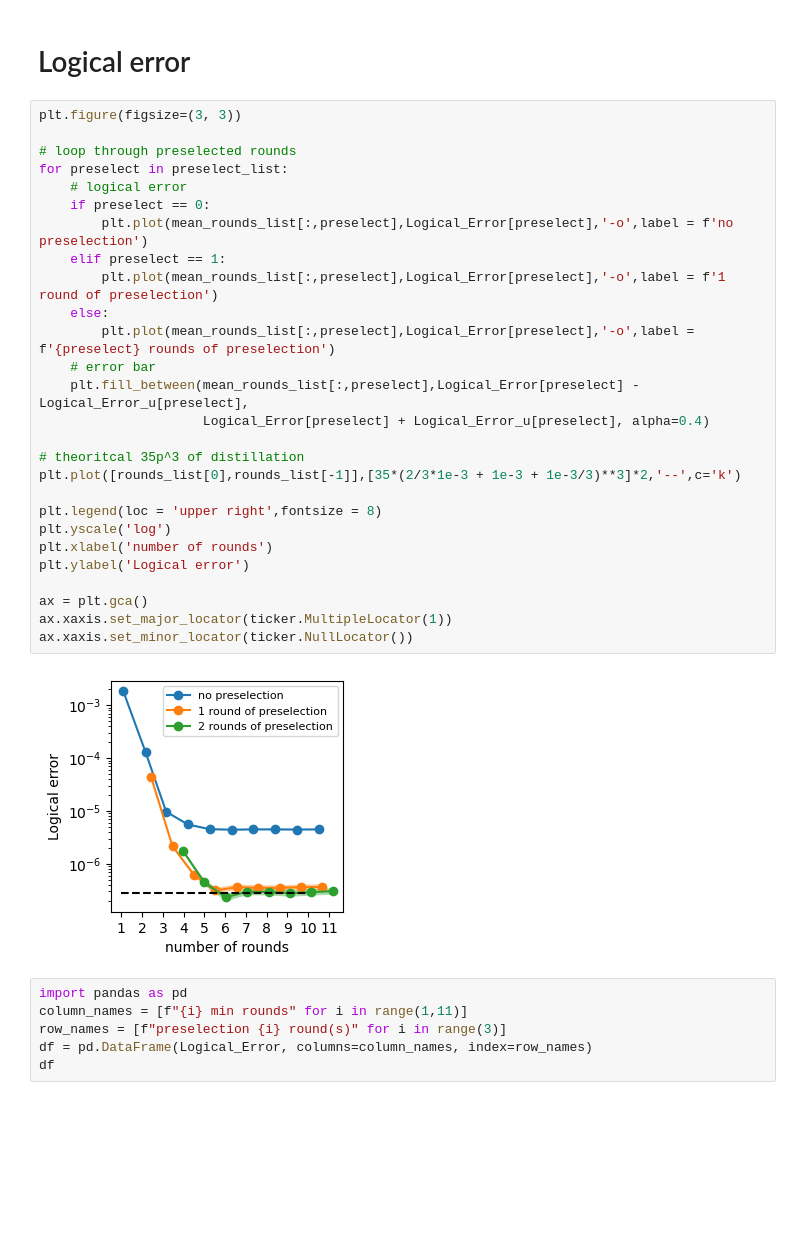
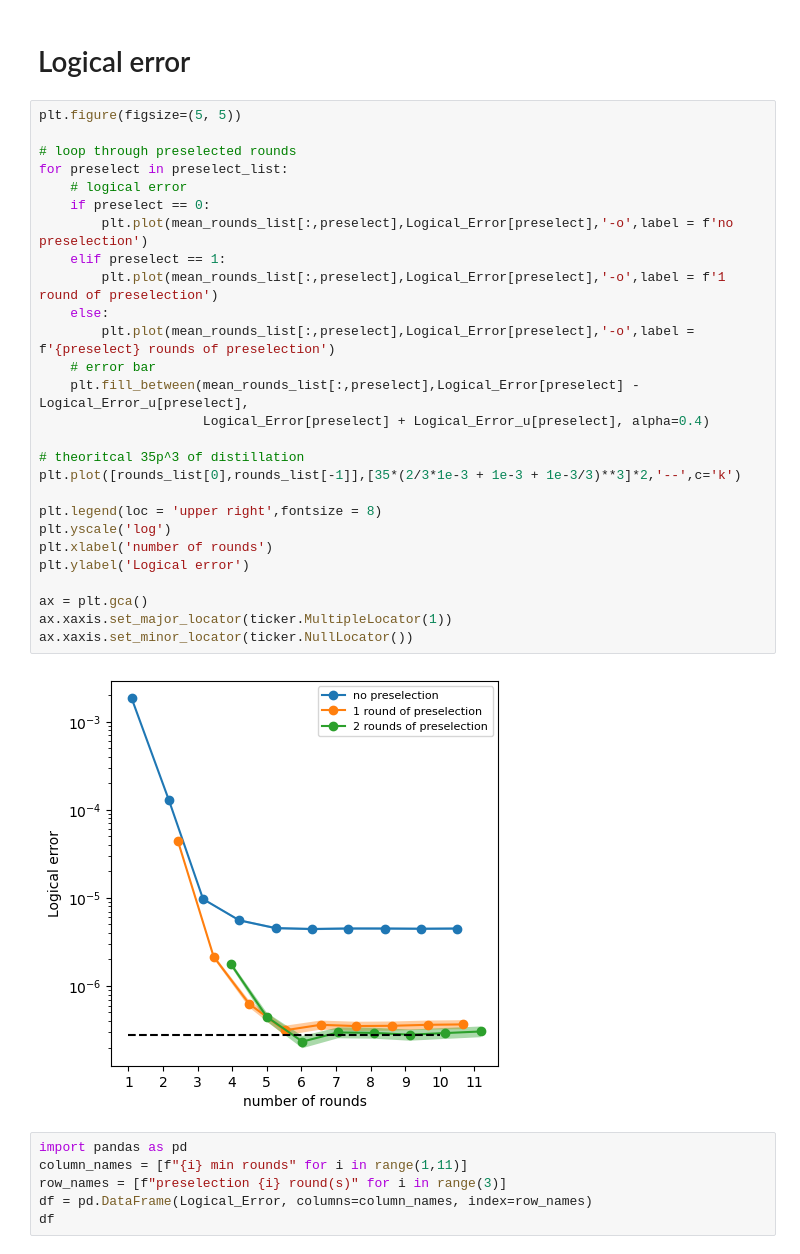
Before and after one commit to DiegoRuiz-Git/Unfolded_distillation, a Jupyter notebook: Repetition code simulations/Preselection pz=1e-3/Plot results.ipynb, the cells around one changed output. Saved outputs shown, nothing was run; the diff lists cells and outputs as text; blank space fills up the shorter version.

Commit message:
increase plot size

```diff
--- a/Repetition code simulations/Preselection pz=1e-3/Plot results.ipynb
+++ b/Repetition code simulations/Preselection pz=1e-3/Plot results.ipynb
@@ -43,34 +43,34 @@ mean_rounds_list = np.load("Mean_rounds.npy")
 # %% [markdown]
 # Logical error
 # %%
-plt.figure(figsize=(3, 3))
+plt.figure(figsize=(5, 5))
 
 # loop through preselected rounds
 for preselect in preselect_list:
     # logical error
     if preselect == 0:
         plt.plot(mean_rounds_list[:,preselect],Logical_Error[preselect],'-o',label = f'no preselection')
     elif preselect == 1:
         plt.plot(mean_rounds_list[:,preselect],Logical_Error[preselect],'-o',label = f'1 round of preselection')
     else:
         plt.plot(mean_rounds_list[:,preselect],Logical_Error[preselect],'-o',label = f'{preselect} rounds of preselection')
     # error bar
     plt.fill_between(mean_rounds_list[:,preselect],Logical_Error[preselect] - Logical_Error_u[preselect],
                      Logical_Error[preselect] + Logical_Error_u[preselect], alpha=0.4)
 
 # theoritcal 35p^3 of distillation
 plt.plot([rounds_list[0],rounds_list[-1]],[35*(2/3*1e-3 + 1e-3 + 1e-3/3)**3]*2,'--',c='k')
 
 plt.legend(loc = 'upper right',fontsize = 8)
 plt.yscale('log')
 plt.xlabel('number of rounds')
 plt.ylabel('Logical error')
 
 ax = plt.gca()
 ax.xaxis.set_major_locator(ticker.MultipleLocator(1))
 ax.xaxis.set_minor_locator(ticker.NullLocator())
 # %% [output]
-[figure, old version]
+[figure, new version]
 # %%
 import pandas as pd
 column_names = [f"{i} min rounds" for i in range(1,11)]
```
